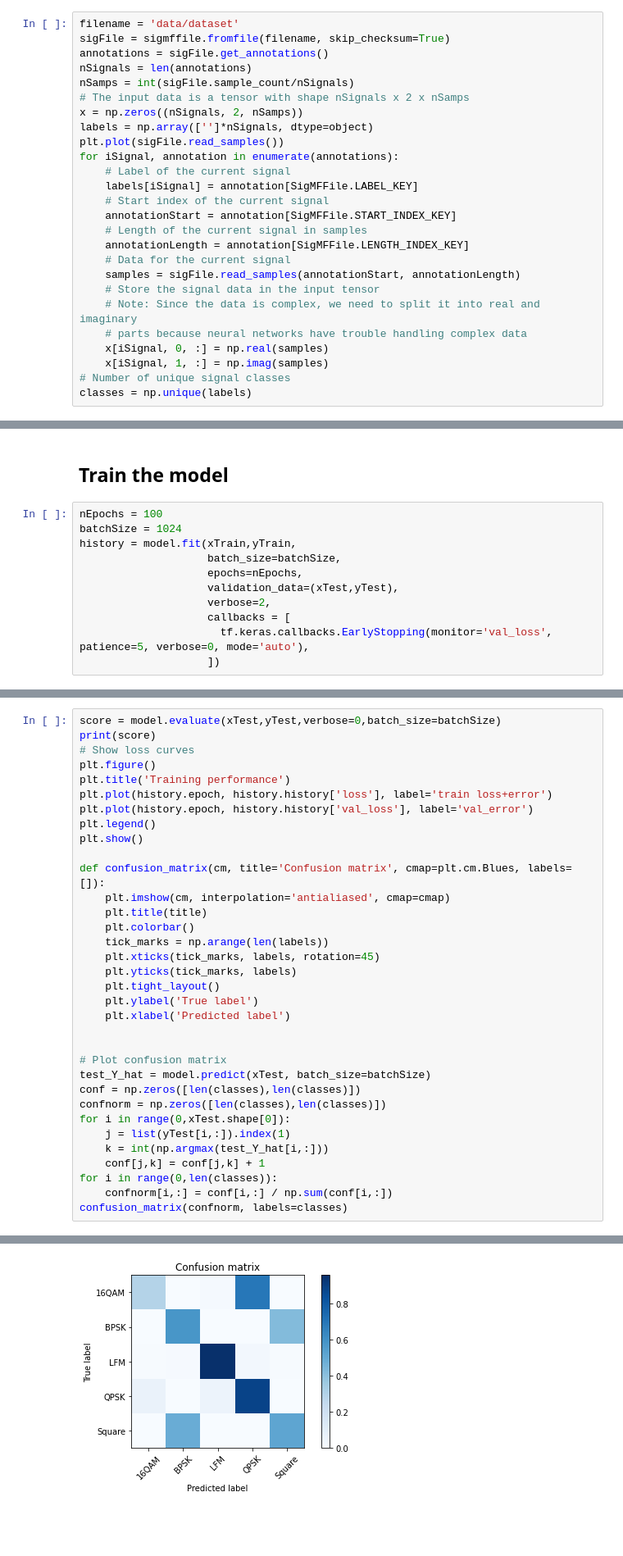
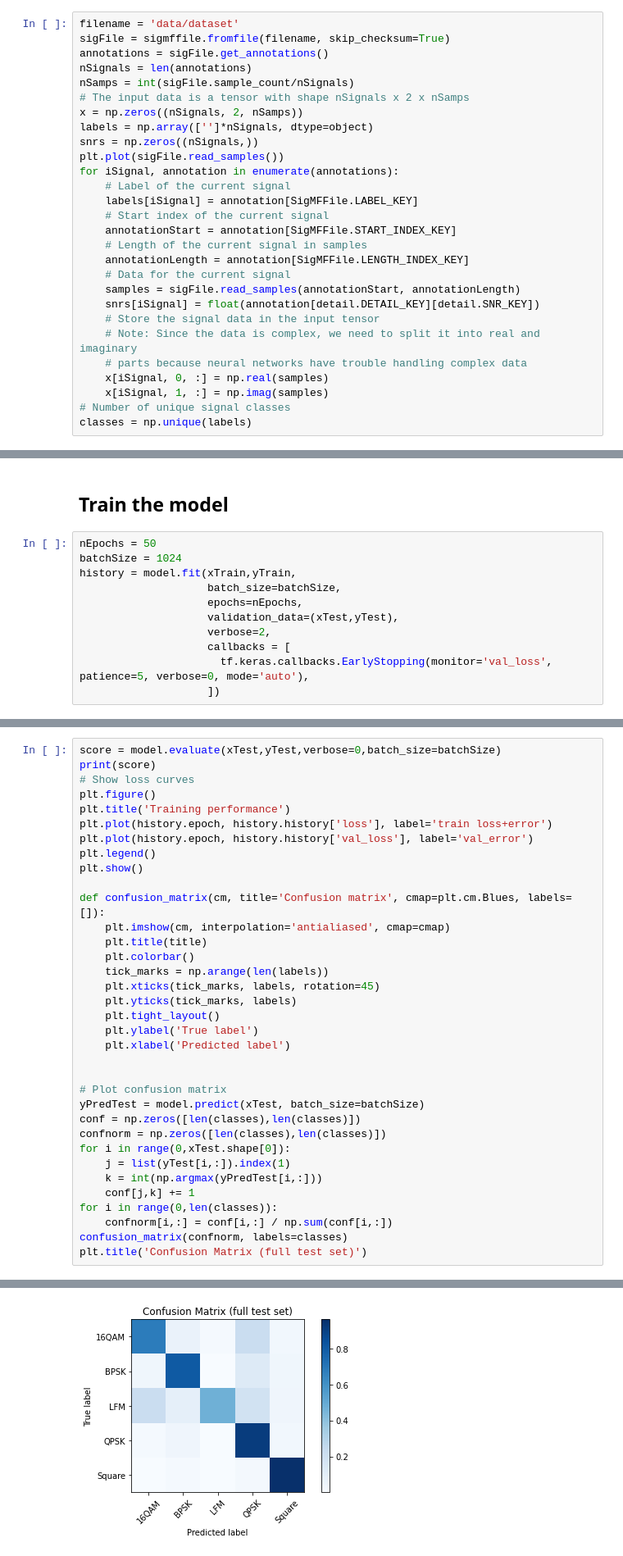
Before and after one commit to ShaneFlandermeyer/cs5033-final-project, a Jupyter notebook: modulation_recognition.ipynb, the cells around one changed output, grey strips where cells are left out. Shown: that part at 82% size. Drawn from its saved outputs; the diff is of its cells as text; blank space fills up the shorter version.

```diff
--- a/modulation_recognition.ipynb
+++ b/modulation_recognition.ipynb
@@ -16,6 +15,7 @@ nSamps = int(sigFile.sample_count/nSignals)
 # The input data is a tensor with shape nSignals x 2 x nSamps
 x = np.zeros((nSignals, 2, nSamps))
 labels = np.array(['']*nSignals, dtype=object)
+snrs = np.zeros((nSignals,))
 plt.plot(sigFile.read_samples())
 for iSignal, annotation in enumerate(annotations):
     # Label of the current signal
@@ -26,6 +26,7 @@ for iSignal, annotation in enumerate(annotations):
     annotationLength = annotation[SigMFFile.LENGTH_INDEX_KEY]
     # Data for the current signal
     samples = sigFile.read_samples(annotationStart, annotationLength)
+    snrs[iSignal] = float(annotation[detail.DETAIL_KEY][detail.SNR_KEY])
     # Store the signal data in the input tensor
     # Note: Since the data is complex, we need to split it into real and imaginary
     # parts because neural networks have trouble handling complex data
@@ -133,7 +137,7 @@ _________________________________________________________________
 # %% [markdown]
 ## Train the model
 # %%
-nEpochs = 100
+nEpochs = 50
 batchSize = 1024
 history = model.fit(xTrain,yTrain,
                     batch_size=batchSize,
@@ -185,14 +192,15 @@ def confusion_matrix(cm, title='Confusion matrix', cmap=plt.cm.Blues, labels=[])
 
 
 # Plot confusion matrix
-test_Y_hat = model.predict(xTest, batch_size=batchSize)
+yPredTest = model.predict(xTest, batch_size=batchSize)
 conf = np.zeros([len(classes),len(classes)])
 confnorm = np.zeros([len(classes),len(classes)])
 for i in range(0,xTest.shape[0]):
     j = list(yTest[i,:]).index(1)
-    k = int(np.argmax(test_Y_hat[i,:]))
-    conf[j,k] = conf[j,k] + 1
+    k = int(np.argmax(yPredTest[i,:]))
+    conf[j,k] += 1
 for i in range(0,len(classes)):
     confnorm[i,:] = conf[i,:] / np.sum(conf[i,:])
 confusion_matrix(confnorm, labels=classes)
+plt.title('Confusion Matrix (full test set)')
 # %% [output]
@@ -201 +210 @@ confusion_matrix(confnorm, labels=classes)
-[figure, old version]
+[figure, new version]
```
Also changed, not shown: parts of 7 cells of this notebook, 1 other file.
